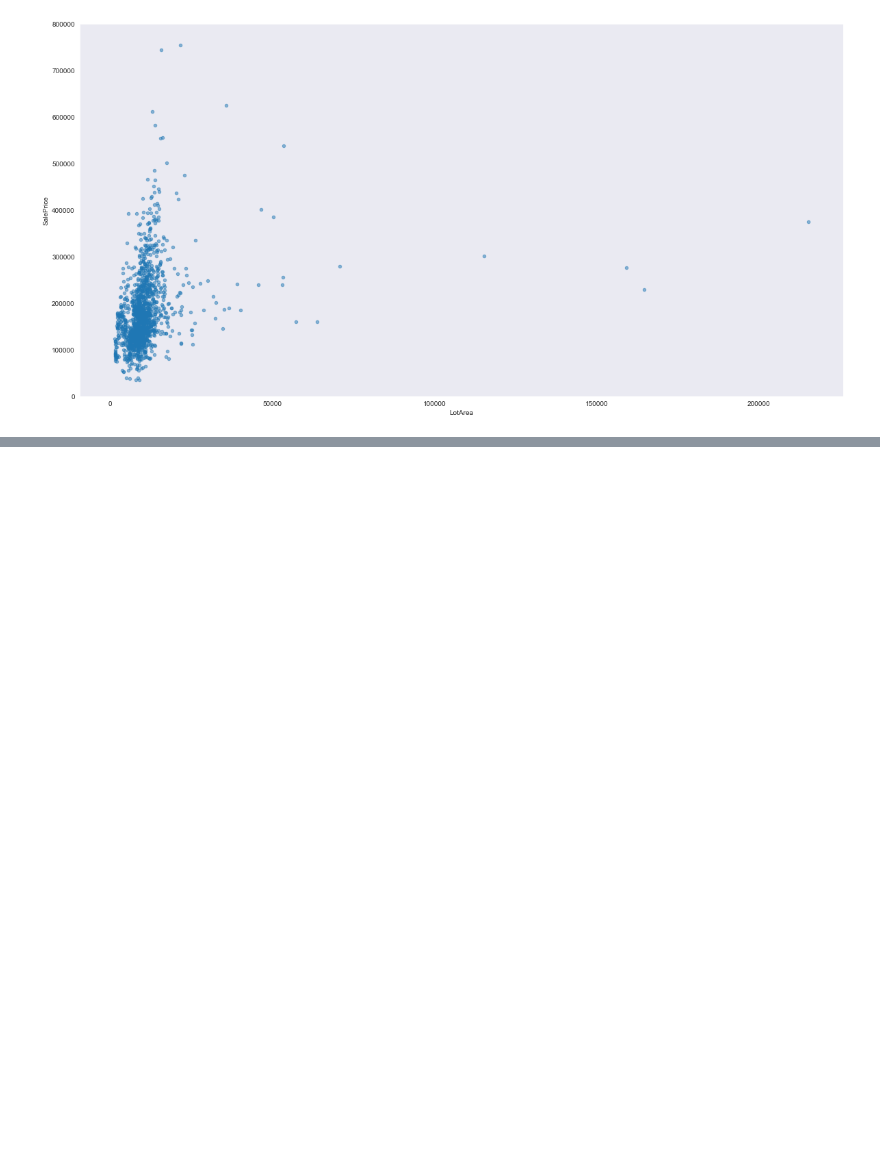
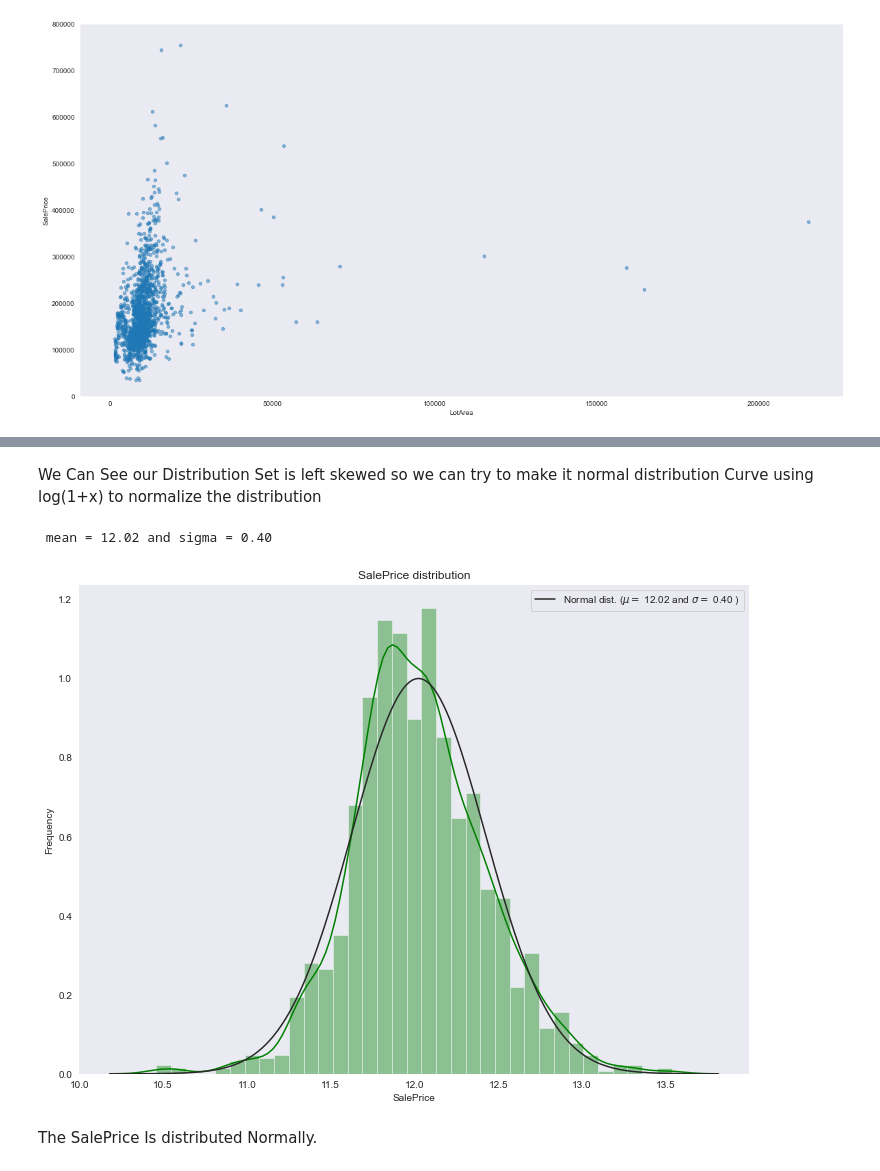
Before and after one commit to nandan1612/Kaggle_AdvanceRegression, a Jupyter notebook: advreg.ipynb, the cells around one changed output, grey strips where cells are left out. Drawn from its saved outputs; the diff is of its cells as text; code cells hidden in the pictures; blank space fills up the shorter version.

```diff
--- a/advreg.ipynb
+++ b/advreg.ipynb
@@ -244,0 +274,30 @@ data.plot.scatter(x='LotArea', y='SalePrice', alpha=0.5, ylim=(0,800000), figsiz
+# %% [markdown]
+We Can See our Distribution Set is left skewed so we can try to make it normal distribution Curve using log(1+x) to normalize the distribution
+# %%
+#log(1+x) transform
+hp_train["SalePrice"] = np.log1p(hp_train["SalePrice"])
+# %%
+sns.set_style("dark")
+sns.set_color_codes(palette='deep')
+f, ax = plt.subplots(figsize=(12, 9))
+#Check the new distribution
+sns.distplot(hp_train['SalePrice'] , fit=norm, color="green");
+
+# Get the fitted parameters used by the function
+(mean, sigma) = norm.fit(hp_train['SalePrice'])
+print( '\n mean = {:.2f} and sigma = {:.2f}\n'.format(mean, sigma))
+
+#Now plot the distribution
+plt.legend(['Normal dist. ($\mu=$ {:.2f} and $\sigma=$ {:.2f} )'.format(mean, sigma)],loc='best')
+ax.xaxis.grid(False)
+ax.set(ylabel="Frequency")
+ax.set(xlabel="SalePrice")
+ax.set(title="SalePrice distribution")
+sns.despine(trim=True, left=True)
+
+plt.show()
+# %% [output]
+ mean = 12.02 and sigma = 0.40
+[figure, added]
+# %% [markdown]
+The SalePrice Is distributed Normally.
```
Also changed, not shown: parts of 6 cells of this notebook.
